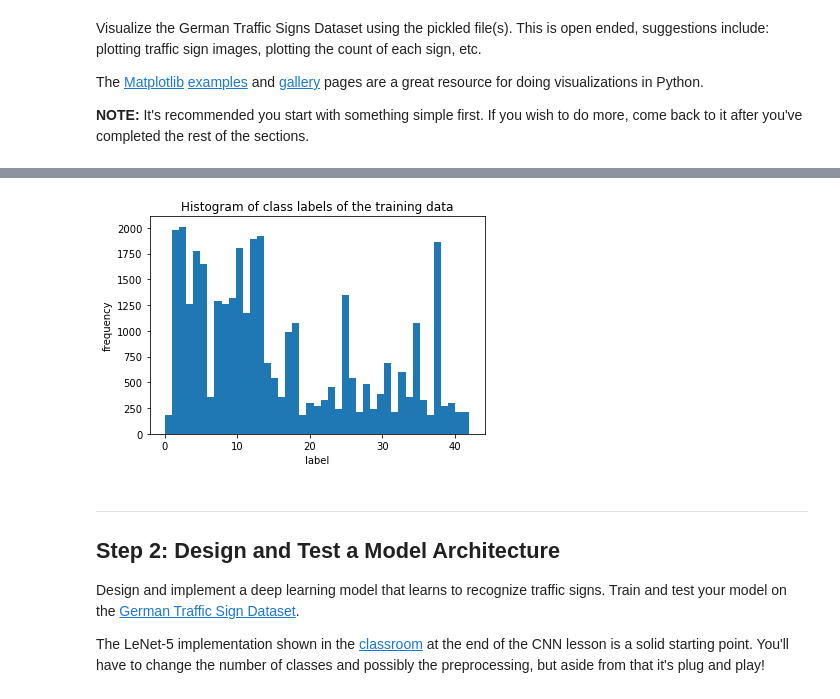
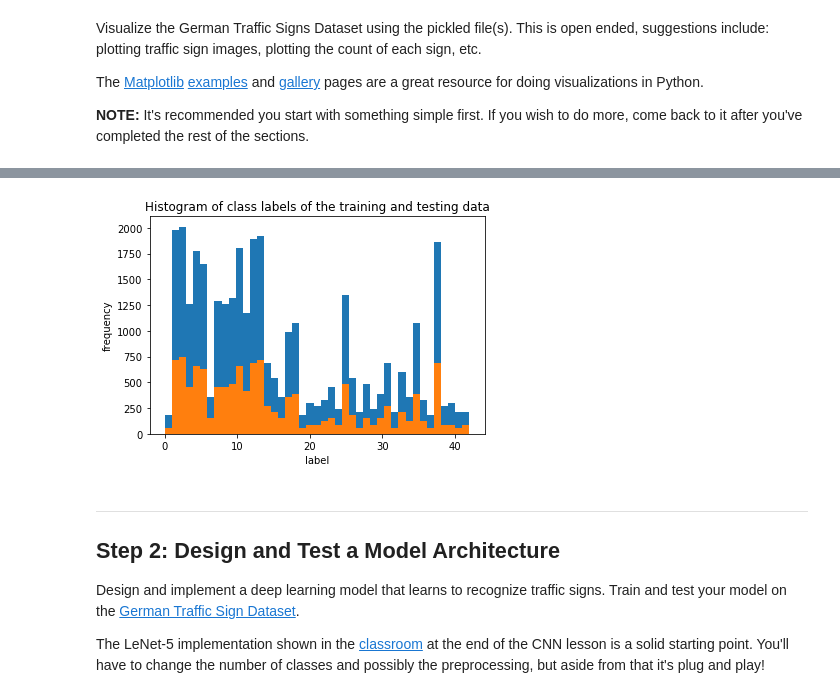
Before and after one commit to girlcoderlucky/CarND-Traffic-Sign-Classifier-Project, a Jupyter notebook: Traffic_Sign_Classifier.ipynb, the cells around one changed output, grey strips where cells are left out. Drawn from its saved outputs; the diff is of its cells as text; code cells hidden in the pictures.

```diff
--- a/Traffic_Sign_Classifier.ipynb
+++ b/Traffic_Sign_Classifier.ipynb
@@ -71,6 +75,7 @@ image_shape = X_train[0].shape
 
 # How many unique classes/labels there are in the dataset.
 n_classes = len(set(y_train))
+n_classes_test = len(set(y_test))
 
 print("Number of training examples =", n_train)
 print("Number of validation examples =", n_valid)
@@ -173,13 +178,14 @@ Label =  38 : Keep right
 # %%
-# Visualizing the class labels to see the distribution
+# Visualizing the train labels to see the distribution
 plt.hist(y_train, bins=n_classes)
-plt.title("Histogram of class labels of the training data")
+plt.hist(y_test, bins=n_classes_test)
+plt.title("Histogram of class labels of the training and testing data")
 plt.xlabel("label")
 plt.ylabel("frequency")
 plt.savefig('./examples/visualization.png')
 plt.show()
 # %% [output]
-[figure, old version]
+[figure, new version]
 # %% [markdown]
 ----
 
```
Also changed, not shown: parts of 10 cells of this notebook, 7 other files.
